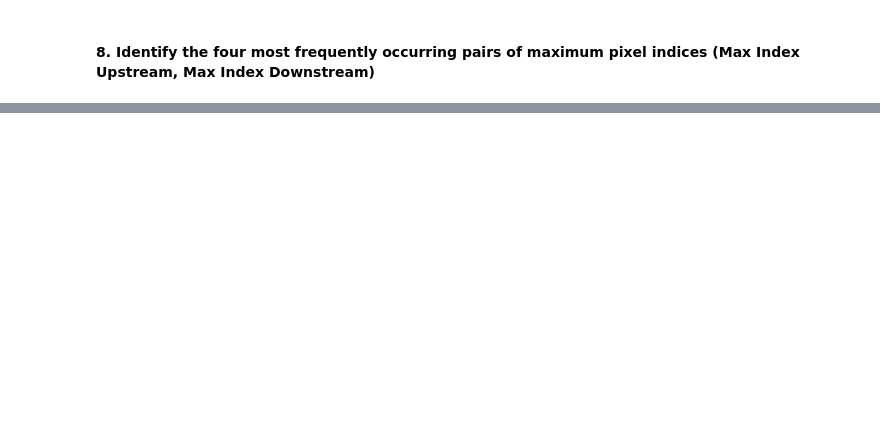
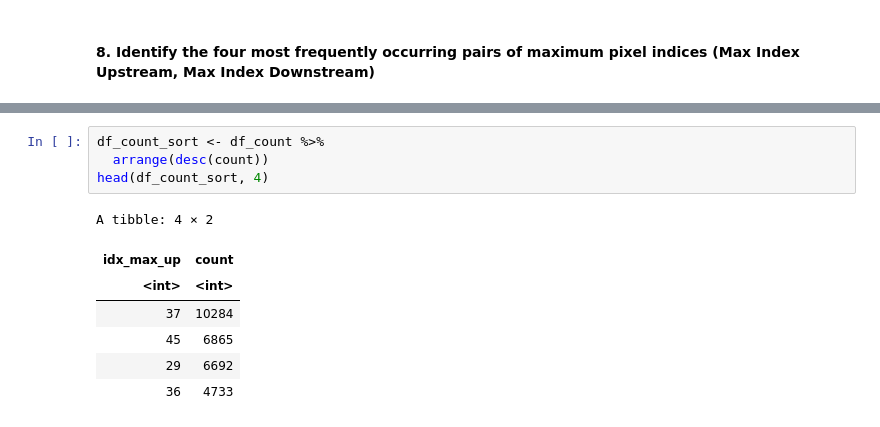
Before and after one commit to seccobenedetto/ex_Advanced_Statistics, a Jupyter notebook: lab_1/lab_1.ipynb, the cells around one changed output, grey strips where cells are left out. Cells and saved outputs as stored; diff of their text form; blank space fills up the shorter version.

```diff
--- a/lab_1/lab_1.ipynb
+++ b/lab_1/lab_1.ipynb
@@ -710,0 +792,12 @@ head( sort( data_cleaned_up$ratio_up[ data_cleaned_up$max_up >= 10 & data_cleane
+# %%
+df_count_sort <- df_count %>%
+  arrange(desc(count))
+head(df_count_sort, 4)
+# %% [output]
+A tibble: 4 × 2
+| idx_max_up | count |
+| <int> | <int> |
+| 37 | 10284 |
+| 45 | 6865 |
+| 29 | 6692 |
+| 36 | 4733 |
```
Also changed, not shown: parts of 14 cells of this notebook.
